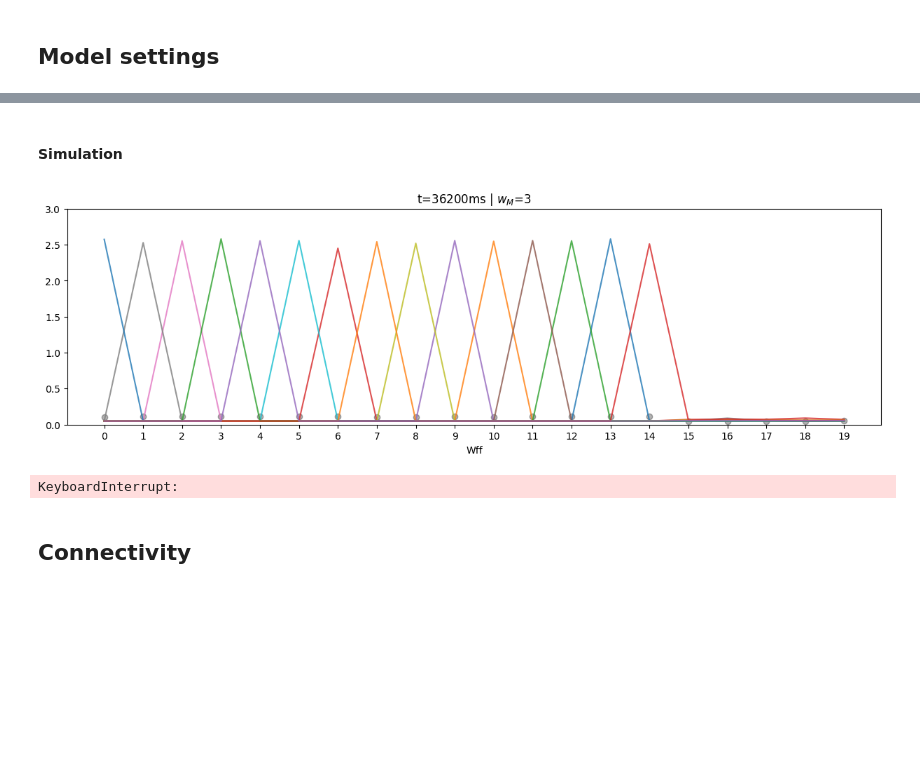
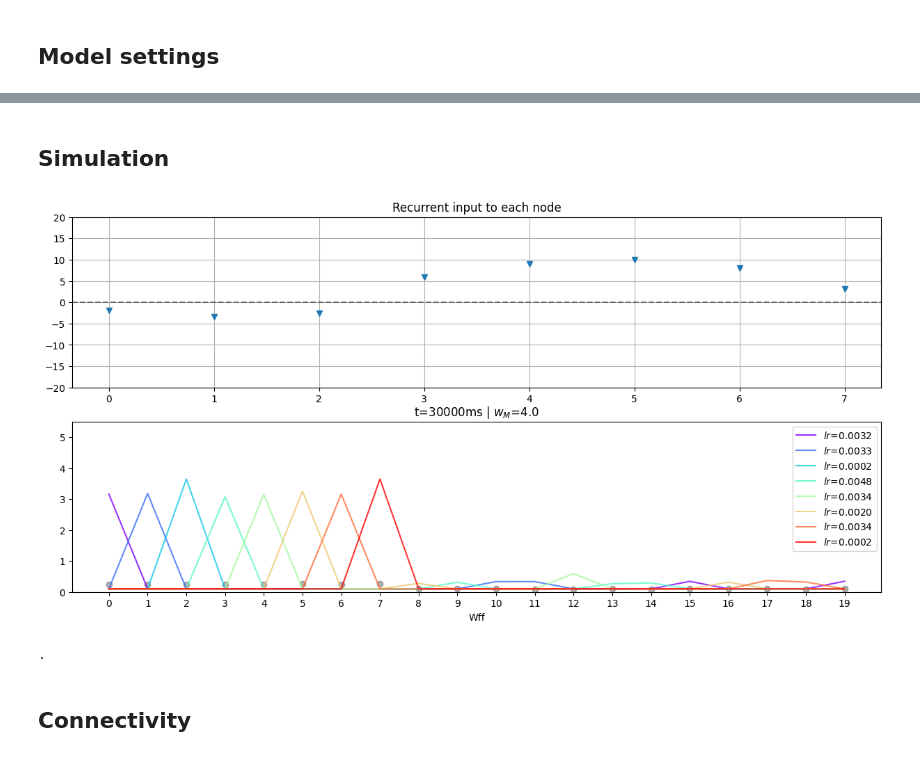
Before and after one commit to iKiru-hub/PCNN, a Jupyter notebook: pcnn_lab.ipynb, the cells around one changed output, grey strips where cells are left out. Cells and saved outputs as stored; diff of their text form; code cells hidden in the pictures; blank space fills up the shorter version.

```diff
--- a/pcnn_lab.ipynb
+++ b/pcnn_lab.ipynb
@@ -18,7 +15,7 @@ def clf():
 # %% [markdown]
 **Settings**
 # %%
-N = 15
+N = 8
 Nj = 20
 T = 10*1000
 # %% [markdown]
@@ -36,7 +33,7 @@ Sj[:, 15] = np.random.binomial(1, 100/1000, size=(T, 1))
 # %% [markdown]
 **Sequential timing**
 # %%
-T = 60*1000
+T = 30*1000
 
 # input spikes
 Sj = np.random.binomial(1, 10/1000, size=(T, Nj, 1))
@@ -45,7 +42,7 @@ bin_size = 1500
 
 i = 0
 j = 0
-for t0 in range(0, T, bin_size+500):
+for t0 in range(0, T, bin_size+100):
     if i == N:
         break
     Sj[t0: t0 + bin_size, j] = np.random.binomial(1, 300/1000, size=(bin_size, 1))
@@ -68,0 +68,12 @@ Network(N=15, Nj=20)
+# %%
+w = mod.mexican_hat_1D(N=N, A=0.73, B=.038, sigma_exc=.5, sigma_inh=2)
+net.set_wrec(w)
+#mv.plot_weight_matrix(net.Wrec)
+
+plt.figure(figsize=(7, 3))
+plt.axhline(0, color="black", alpha=0.5, linestyle='--')
+plt.plot(range(N), net.Wrec[3], '-k')
+plt.title("Connectivity of neuron 4")
+plt.xlabel("j")
+plt.grid()
+plt.show()
@@ -69,33 +83,45 @@ Network(N=15, Nj=20)
 # %% [markdown]
-#### Simulation
+## Simulation
 # %%
 net.reset()
+
+tp = 200
 
 sp = np.zeros(Nj)
 for t in range(T):
 
     net.step(Sj=Sj[t])
     sp += Sj[t, :, 0]
 
     #plt.clf()
-    if t%200 == 0:
+    if t%tp == 0:
         clf()
-        fig = plt.figure(figsize=(15, 4))
+        fig = plt.figure(figsize=(15, 7))
 
-        plt.plot(range(Nj), sp / (t+1) * 5, 'ok', alpha=0.3)
+        plt.subplot(211)
+        plt.axhline(0, color="black", linestyle="--", alpha=0.4)
+        plt.plot(range(N), net.record[:, 1], 'v')
+        plt.ylim((-20, 20))
+        plt.grid()
+        plt.xticks(range(N))
+        plt.title("Recurrent input to each node")
+
+        plt.subplot(212)
+        plt.plot(range(Nj), sp / (t+1) * 10, 'ok', alpha=0.3)
 
         for i in range(N):
-            plt.plot(range(Nj), net.Wff[i], alpha=0.8, label=f"w/max={net.record[i, 0]:.3f}\n$\\tau_w$={net.wff_tau[i, 0]:.0f}")
+            plt.plot(range(Nj), net.Wff[i], alpha=0.8, color=net.colors[i],
+                     label=f"$lr$={net._lr[i, 0]:.4f}")
         plt.xlabel("Wff")
-        plt.title(f"t={t+200}ms | $w_M$={net.wff_max}")
-        plt.ylim((0, 3))
+        plt.title(f"t={t+tp}ms | $w_M$={net.wff_max}")
+        plt.ylim((0, 5.5))
         plt.xticks((range(Nj)))
-        #plt.legend()
-        plt.pause(0.1)
+        plt.legend()
+        plt.pause(0.01)
 
 print(".")
 # %% [output]
-[figure, old version]
+[figure, new version]
-KeyboardInterrupt:
+.
 # %% [markdown]
 ## Connectivity
```
Also changed, not shown: parts of 8 cells of this notebook, 3 other files.
